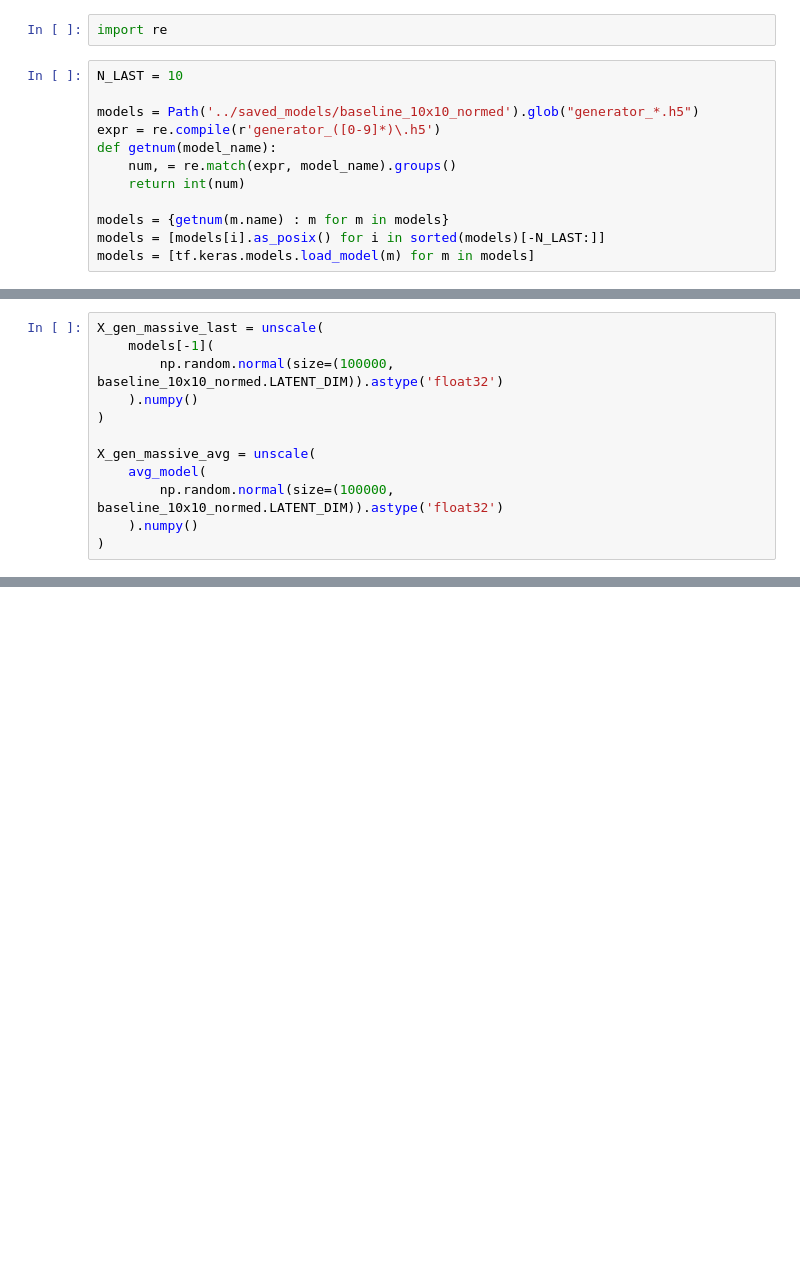
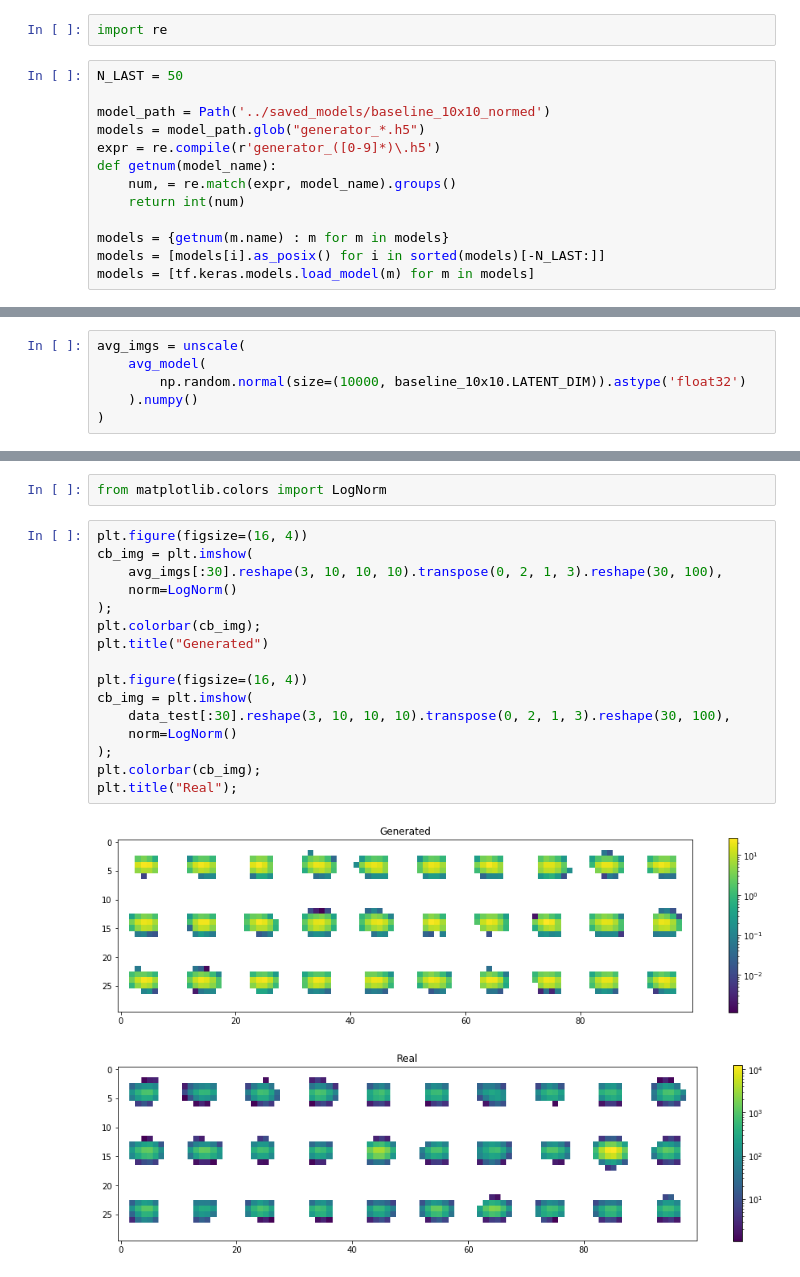
Before and after one commit to SiLiKhon/TPC-FastSim, a Jupyter notebook: notebooks/ModelResults_baseline_10x10_normed.ipynb, the cells around one changed output, grey strips where cells are left out. Drawn from its saved outputs; the diff is of its cells as text; blank space fills up the shorter version.

```diff
--- a/notebooks/ModelResults_baseline_10x10_normed.ipynb
+++ b/notebooks/ModelResults_baseline_10x10_normed.ipynb
@@ -31,9 +32,10 @@ data_train, data_test = train_test_split(data, test_size=0.25, random_state=42)
 # %%
 import re
 # %%
-N_LAST = 10
+N_LAST = 50
 
-models = Path('../saved_models/baseline_10x10_normed').glob("generator_*.h5")
+model_path = Path('../saved_models/baseline_10x10_normed')
+models = model_path.glob("generator_*.h5")
 expr = re.compile(r'generator_([0-9]*)\.h5')
 def getnum(model_name):
     num, = re.match(expr, model_name).groups()
@@ -62,12 +172,6 @@ from metrics import get_val_metric
 # %%
-X_gen_massive_last = unscale(
-    models[-1](
-        np.random.normal(size=(100000, baseline_10x10_normed.LATENT_DIM)).astype('float32')
+avg_imgs = unscale(
+    avg_model(
+        np.random.normal(size=(10000, baseline_10x10.LATENT_DIM)).astype('float32')
     ).numpy()
 )
-
-X_gen_massive_avg = unscale(
-    avg_model(
-        np.random.normal(size=(100000, baseline_10x10_normed.LATENT_DIM)).astype('float32')
-    ).numpy()
-)
@@ -154,0 +178,21 @@ plt.subplot(2, 2, 4); compare_two_dists(mean_time_real , mean_time_gen_avg  , 'i
+# %%
+from matplotlib.colors import LogNorm
+# %%
+plt.figure(figsize=(16, 4))
+cb_img = plt.imshow(
+    avg_imgs[:30].reshape(3, 10, 10, 10).transpose(0, 2, 1, 3).reshape(30, 100),
+    norm=LogNorm()
+);
+plt.colorbar(cb_img);
+plt.title("Generated")
+
+plt.figure(figsize=(16, 4))
+cb_img = plt.imshow(
+    data_test[:30].reshape(3, 10, 10, 10).transpose(0, 2, 1, 3).reshape(30, 100),
+    norm=LogNorm()
+);
+plt.colorbar(cb_img);
+plt.title("Real");
+# %% [output]
+[figure, added]
+[figure, added]
```
Also changed, not shown: parts of 22 cells of this notebook.
